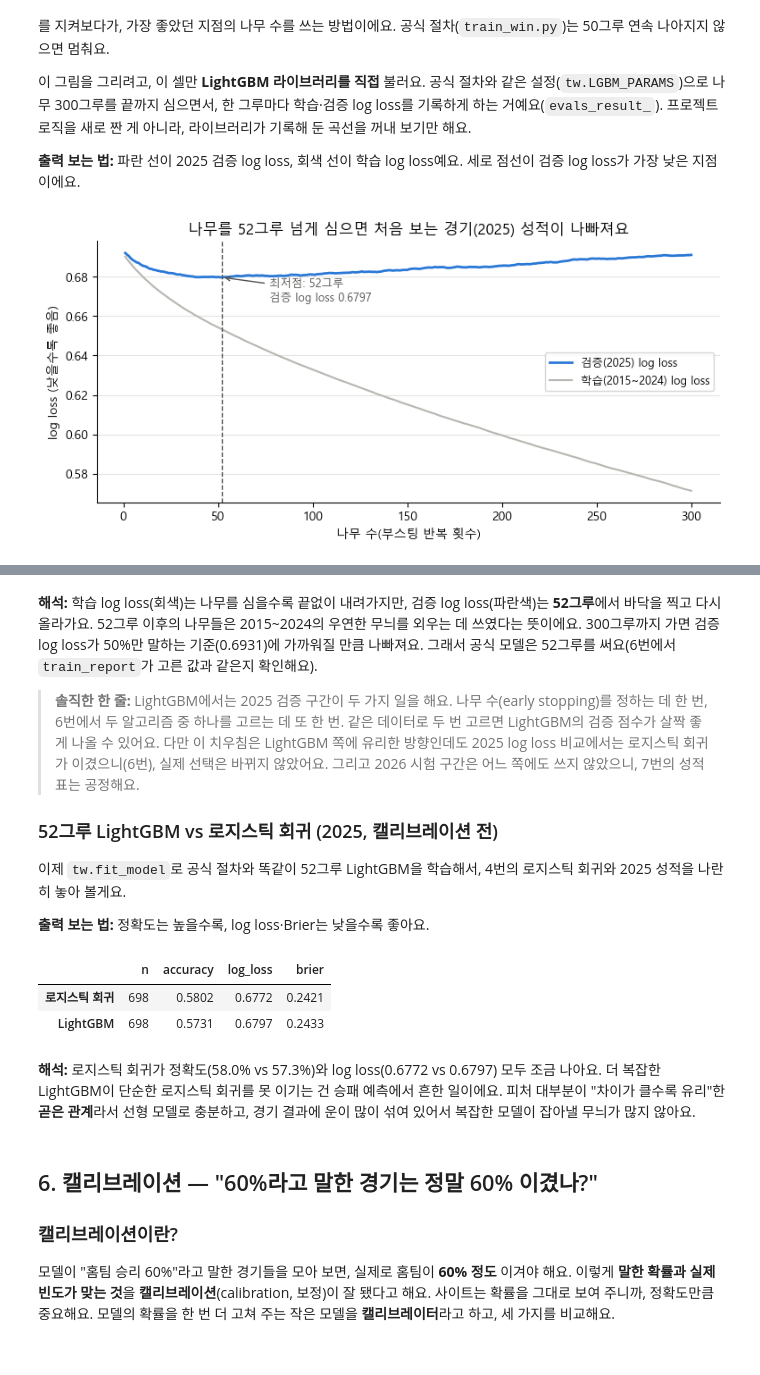
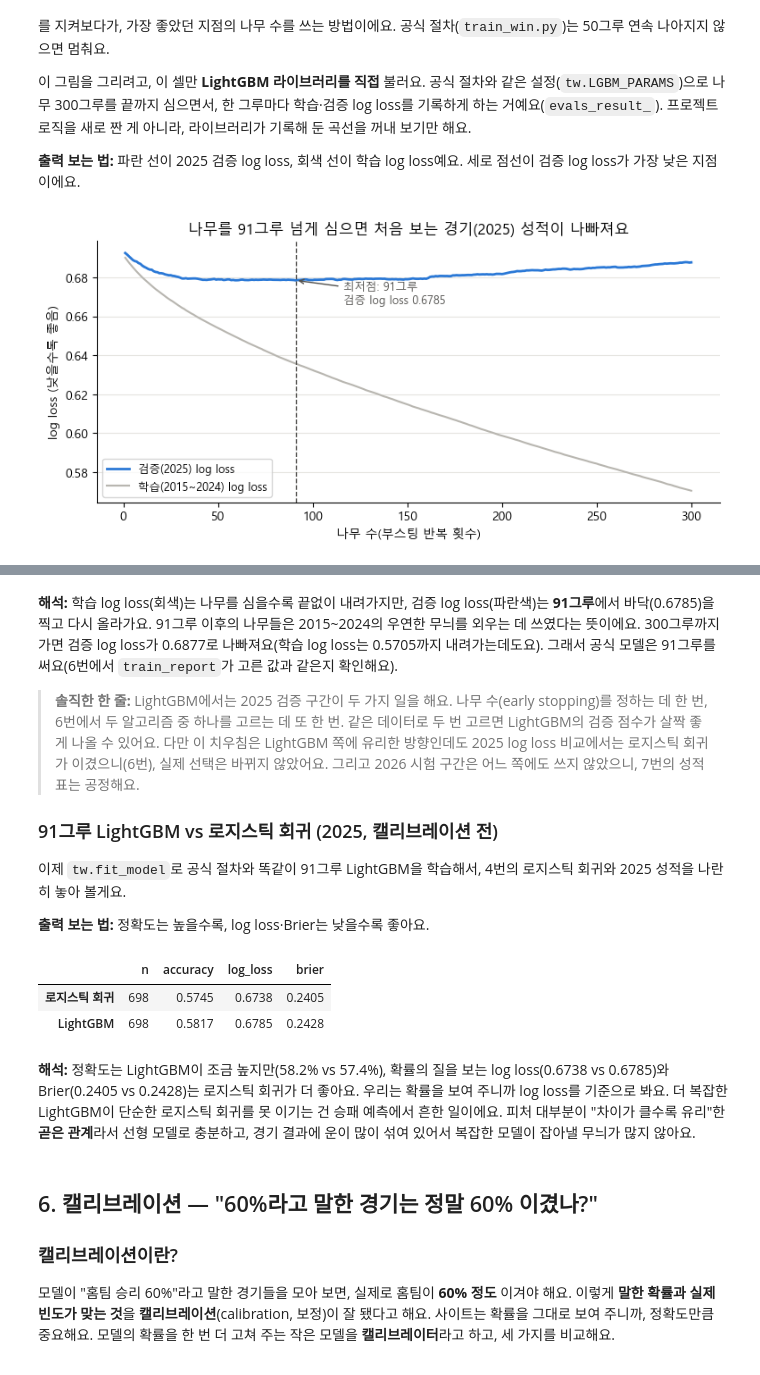
Before and after one commit to kimminseo2323-prog/2610_KBO_predict, a Jupyter notebook: notebooks/03_승패_예측_모델.ipynb, the cells around one changed output, grey strips where cells are left out. Cells and saved outputs as stored; diff of their text form; code cells hidden in the pictures.

```diff
--- a/notebooks/03_승패_예측_모델.ipynb
+++ b/notebooks/03_승패_예측_모델.ipynb
@@ -289,27 +314,27 @@ print(f"2025 검증: 정확도 {lr_val['accuracy']:.1%} · log loss {lr_val['log
 
 **출력 보는 법:** 파란 선이 2025 검증 log loss, 회색 선이 학습 log loss예요. 세로 점선이 검증 log loss가 가장 낮은 지점이에요.
 # %%
-X_train, X_val = train[features.FEATURE_NAMES].astype(float), val[features.FEATURE_NAMES].astype(float)
+X_train, X_val = train[features.MODEL_FEATURES].astype(float), val[features.MODEL_FEATURES].astype(float)   # 공식 절차와 같은 27개
 curve_model = lgb.LGBMClassifier(**tw.LGBM_PARAMS, n_estimators=300)   # 공식 설정 그대로, 멈추지 않고 300그루
 curve_model.fit(X_train, train["y"], eval_X=(X_train, X_val), eval_y=(train["y"], val["y"]),
                 eval_names=["train", "val"], eval_metric="binary_logloss")
 train_curve = np.array(curve_model.evals_result_["train"]["binary_logloss"])
 val_curve = np.array(curve_model.evals_result_["val"]["binary_logloss"])
 best_round = int(np.argmin(val_curve)) + 1                              # 나무 수는 1부터 세요
 
 rounds = np.arange(1, len(val_curve) + 1)
 fig, ax = plt.subplots(figsize=(9, 3.8))
 ax.plot(rounds, val_curve, color=BLUE, linewidth=2, label="검증(2025) log loss")
 ax.plot(rounds, train_curve, color=GRAY, linewidth=1.5, label="학습(2015~2024) log loss")
 ax.axvline(best_round, color=INK, linestyle="--", linewidth=1)
 ax.annotate(f"최저점: {best_round}그루\n검증 log loss {val_curve[best_round - 1]:.4f}", xy=(best_round, val_curve[best_round - 1]),
             xytext=(best_round + 25, val_curve[best_round - 1] - 0.012), fontsize=9, color=INK,
             arrowprops={"arrowstyle": "->", "color": INK})
 ax.set(title=f"나무를 {best_round}그루 넘게 심으면 처음 보는 경기(2025) 성적이 나빠져요",
        xlabel="나무 수(부스팅 반복 횟수)", ylabel="log loss (낮을수록 좋음)")
 ax.legend(fontsize=9)
 plt.show()
 print(f"검증 log loss: 1그루 {val_curve[0]:.4f} → {best_round}그루 {val_curve[best_round - 1]:.4f} → 300그루 {val_curve[-1]:.4f}")
 print(f"학습 log loss: 1그루 {train_curve[0]:.4f} → {best_round}그루 {train_curve[best_round - 1]:.4f} → 300그루 {train_curve[-1]:.4f}")
 # %% [output]
-[figure, old version]
+[figure, new version]
@@ -318,11 +343,12 @@ print(f"학습 log loss: 1그루 {train_curve[0]:.4f} → {best_round}그루 {tr
 # %% [markdown]
-**해석:** 학습 log loss(회색)는 나무를 심을수록 끝없이 내려가지만, 검증 log loss(파란색)는 **52그루**에서 바닥을 찍고 다시 올라가요. 52그루 이후의 나무들은 2015~2024의 우연한 무늬를 외우는 데 쓰였다는 뜻이에요.
-300그루까지 가면 검증 log loss가 50%만 말하는 기준(0.6931)에 가까워질 만큼 나빠져요. 그래서 공식 모델은 52그루를 써요(6번에서 `train_report`가 고른 값과 같은지 확인해요).
+
+**해석:** 학습 log loss(회색)는 나무를 심을수록 끝없이 내려가지만, 검증 log loss(파란색)는 **91그루**에서 바닥(0.6785)을 찍고 다시 올라가요. 91그루 이후의 나무들은 2015~2024의 우연한 무늬를 외우는 데 쓰였다는 뜻이에요.
+300그루까지 가면 검증 log loss가 0.6877로 나빠져요(학습 log loss는 0.5705까지 내려가는데도요). 그래서 공식 모델은 91그루를 써요(6번에서 `train_report`가 고른 값과 같은지 확인해요).
 
 > **솔직한 한 줄:** LightGBM에서는 2025 검증 구간이 두 가지 일을 해요. 나무 수(early stopping)를 정하는 데 한 번, 6번에서 두 알고리즘 중 하나를 고르는 데 또 한 번. 같은 데이터로 두 번 고르면 LightGBM의 검증 점수가 살짝 좋게 나올 수 있어요. 다만 이 치우침은 LightGBM 쪽에 유리한 방향인데도 2025 log loss 비교에서는 로지스틱 회귀가 이겼으니(6번), 실제 선택은 바뀌지 않았어요. 그리고 2026 시험 구간은 어느 쪽에도 쓰지 않았으니, 7번의 성적표는 공정해요.
 
-### 52그루 LightGBM vs 로지스틱 회귀 (2025, 캘리브레이션 전)
-이제 `tw.fit_model`로 공식 절차와 똑같이 52그루 LightGBM을 학습해서, 4번의 로지스틱 회귀와 2025 성적을 나란히 놓아 볼게요.
+### 91그루 LightGBM vs 로지스틱 회귀 (2025, 캘리브레이션 전)
+이제 `tw.fit_model`로 공식 절차와 똑같이 91그루 LightGBM을 학습해서, 4번의 로지스틱 회귀와 2025 성적을 나란히 놓아 볼게요.
 
 **출력 보는 법:** 정확도는 높을수록, log loss·Brier는 낮을수록 좋아요.
 # %%
@@ -333,10 +359,11 @@ raw_cmp["n"] = raw_cmp["n"].astype(int)
 display(raw_cmp.round(4))
 # %% [output]
 |  | n | accuracy | log_loss | brier |
-| 로지스틱 회귀 | 698 | 0.5802 | 0.6772 | 0.2421 |
-| LightGBM | 698 | 0.5731 | 0.6797 | 0.2433 |
+| 로지스틱 회귀 | 698 | 0.5745 | 0.6738 | 0.2405 |
+| LightGBM | 698 | 0.5817 | 0.6785 | 0.2428 |
 # %% [markdown]
-**해석:** 로지스틱 회귀가 정확도(58.0% vs 57.3%)와 log loss(0.6772 vs 0.6797) 모두 조금 나아요.
+
+**해석:** 정확도는 LightGBM이 조금 높지만(58.2% vs 57.4%), 확률의 질을 보는 log loss(0.6738 vs 0.6785)와 Brier(0.2405 vs 0.2428)는 로지스틱 회귀가 더 좋아요. 우리는 확률을 보여 주니까 log loss를 기준으로 봐요.
 더 복잡한 LightGBM이 단순한 로지스틱 회귀를 못 이기는 건 승패 예측에서 흔한 일이에요. 피처 대부분이 "차이가 클수록 유리"한 **곧은 관계**라서 선형 모델로 충분하고, 경기 결과에 운이 많이 섞여 있어서 복잡한 모델이 잡아낼 무늬가 많지 않아요.
 # %% [markdown]
 ## 6. 캘리브레이션 — "60%라고 말한 경기는 정말 60% 이겼나?"
```
Also changed, not shown: parts of 33 cells of this notebook, 7 other files.
